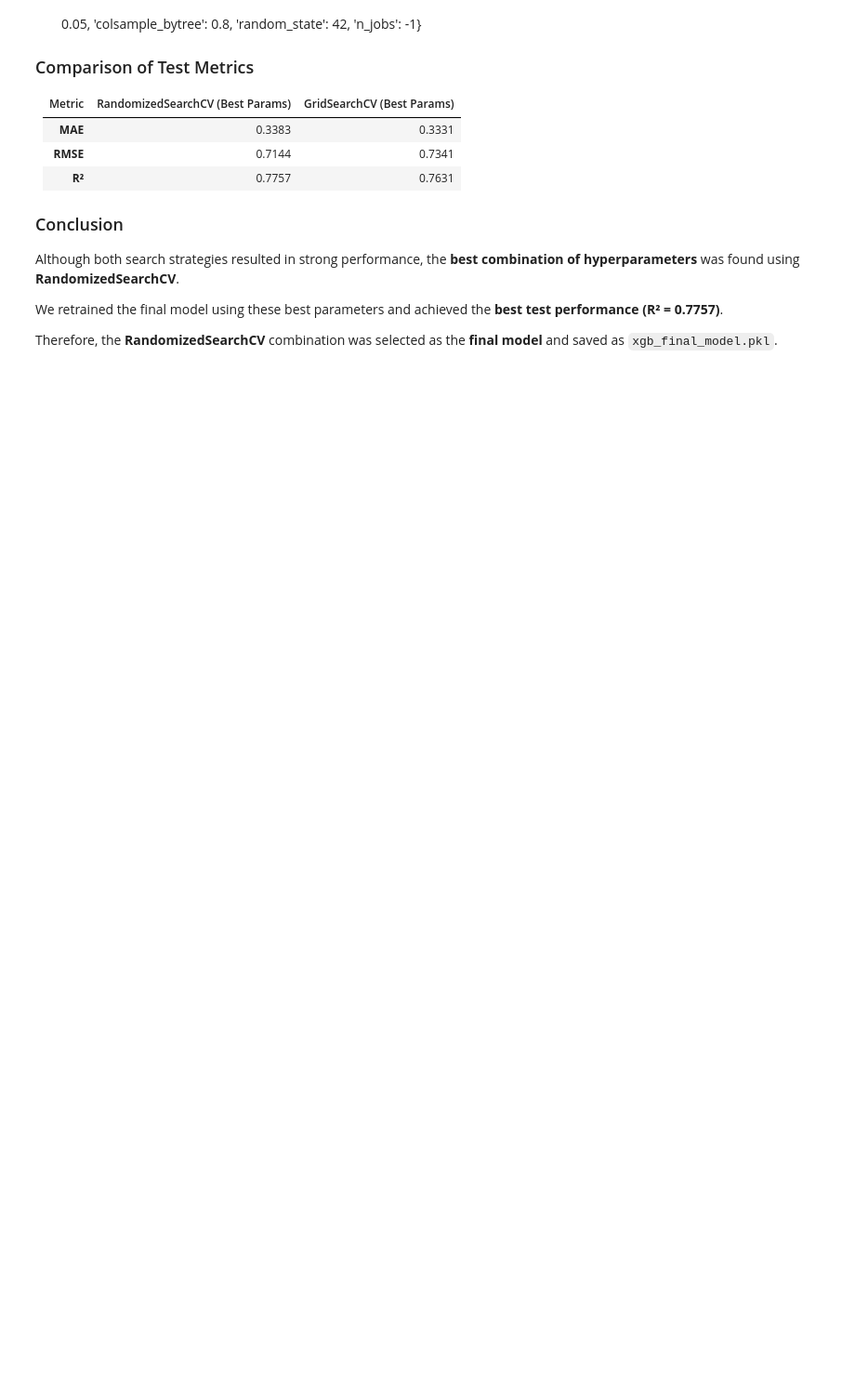
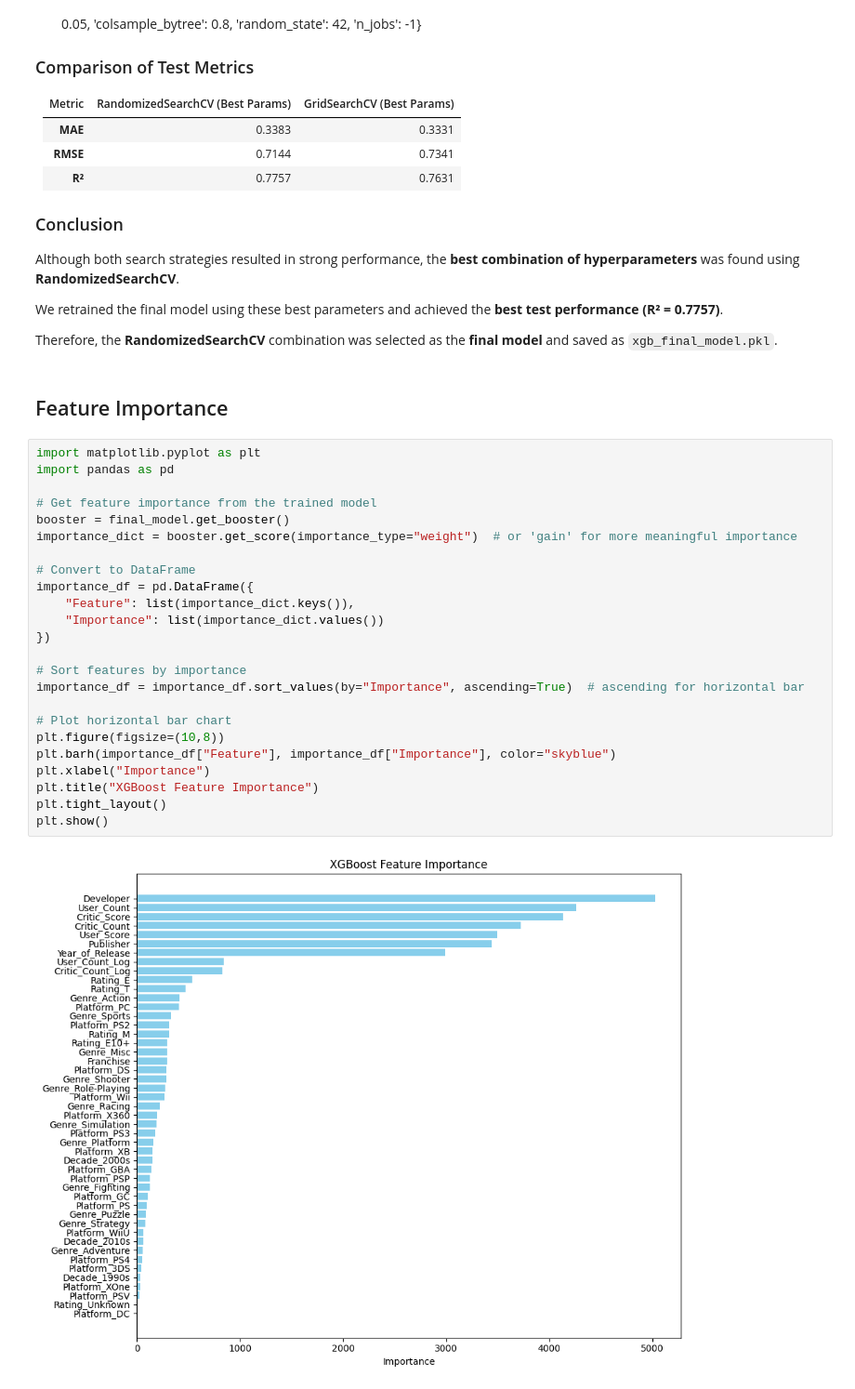
Before and after one commit to Aashi8810/ML_01_video_game_prediction, a Jupyter notebook: video_game_analysis/notebooks/FC110557_Siyas/Full.ipynb, the cells around one changed output. Shown at 93% size. Drawn from its saved outputs; the diff is of its cells as text; blank space fills up the shorter version.

```diff
--- a/video_game_analysis/notebooks/FC110557_Siyas/Full.ipynb
+++ b/video_game_analysis/notebooks/FC110557_Siyas/Full.ipynb
@@ -705,3 +735,31 @@ Although both search strategies resulted in strong performance, the **best combi
 We retrained the final model using these best parameters and achieved the **best test performance (R² = 0.7757)**.
 
 Therefore, the **RandomizedSearchCV** combination was selected as the **final model** and saved as `xgb_final_model.pkl`.
+# %% [markdown]
+## Feature Importance
+# %%
+import matplotlib.pyplot as plt
+import pandas as pd
+
+# Get feature importance from the trained model
+booster = final_model.get_booster()
+importance_dict = booster.get_score(importance_type="weight")  # or 'gain' for more meaningful importance
+
+# Convert to DataFrame
+importance_df = pd.DataFrame({
+    "Feature": list(importance_dict.keys()),
+    "Importance": list(importance_dict.values())
+})
+
+# Sort features by importance
+importance_df = importance_df.sort_values(by="Importance", ascending=True)  # ascending for horizontal bar
+
+# Plot horizontal bar chart
+plt.figure(figsize=(10,8))
+plt.barh(importance_df["Feature"], importance_df["Importance"], color="skyblue")
+plt.xlabel("Importance")
+plt.title("XGBoost Feature Importance")
+plt.tight_layout()
+plt.show()
+# %% [output]
+[figure, added]
```
Also changed, not shown: parts of 2 cells of this notebook, 1 other file.
